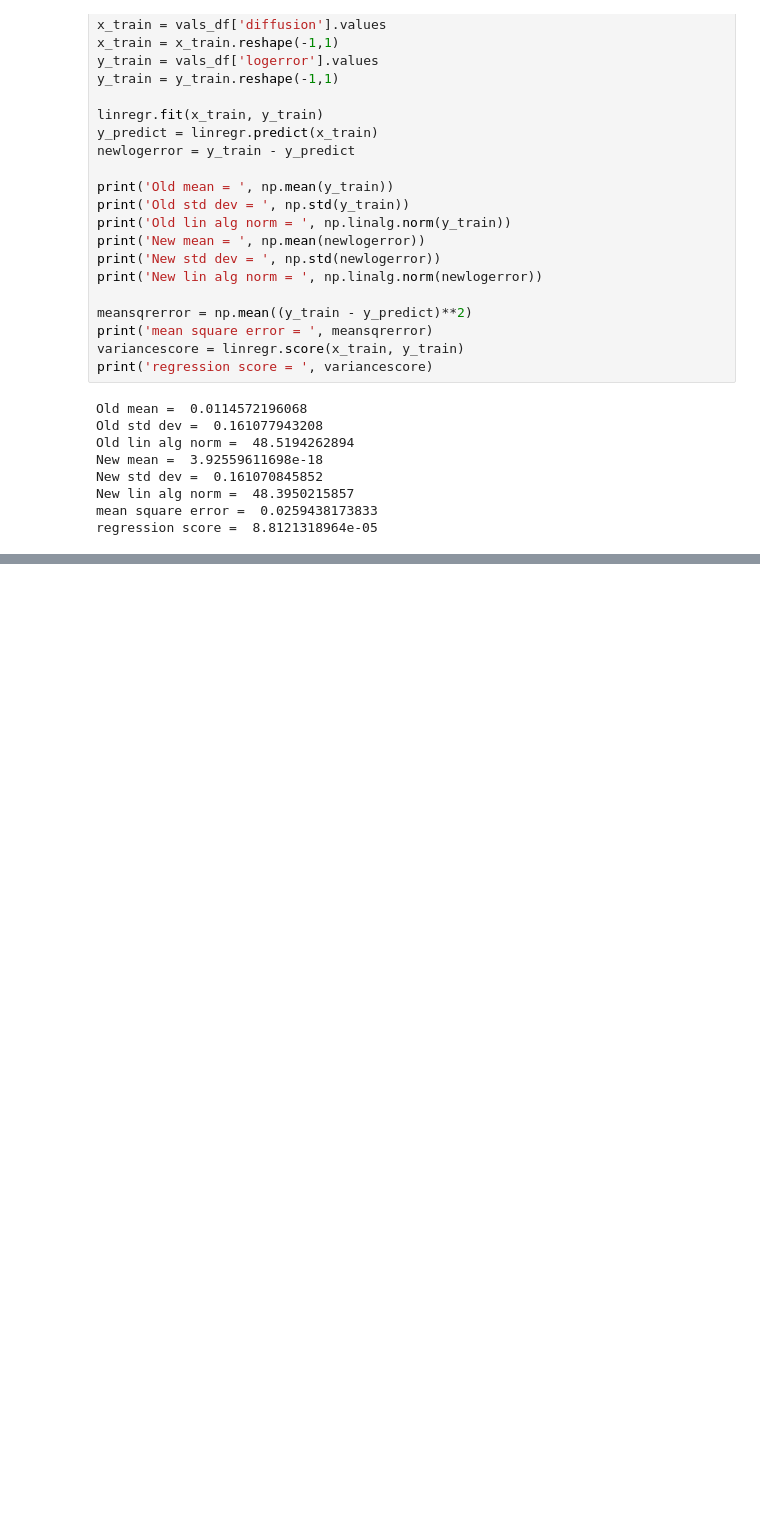
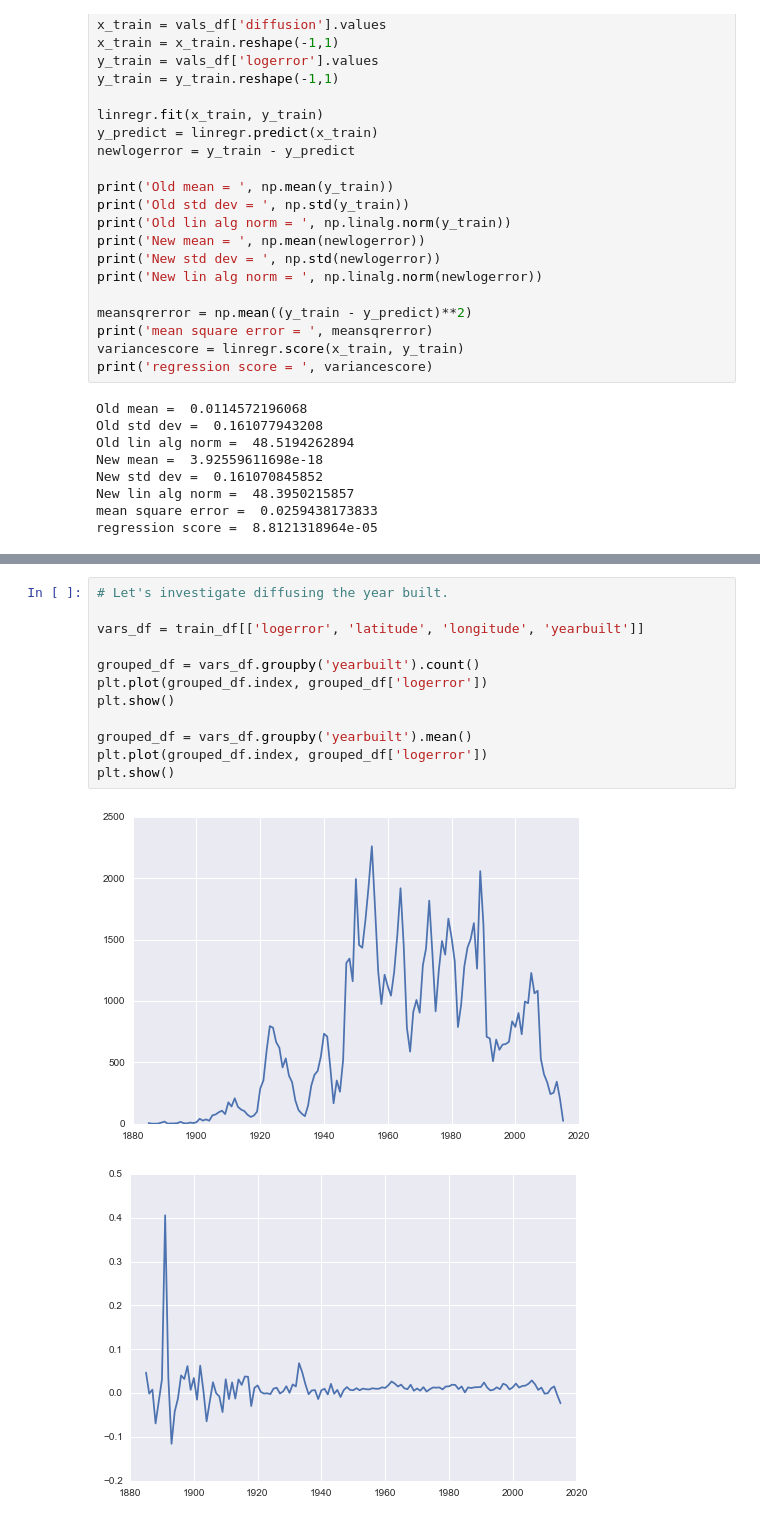
Before and after one commit to MatthewMcGonagle/KaggleZillow, a Jupyter notebook: diffusion.ipynb, the cells around one changed output, grey strips where cells are left out. Drawn from its saved outputs; the diff is of its cells as text; blank space fills up the shorter version.

```diff
--- a/diffusion.ipynb
+++ b/diffusion.ipynb
@@ -373,0 +370,15 @@ diffusions.shape
+# %%
+# Let's investigate diffusing the year built.
+
+vars_df = train_df[['logerror', 'latitude', 'longitude', 'yearbuilt']]
+
+grouped_df = vars_df.groupby('yearbuilt').count()
+plt.plot(grouped_df.index, grouped_df['logerror'])
+plt.show()
+
+grouped_df = vars_df.groupby('yearbuilt').mean()
+plt.plot(grouped_df.index, grouped_df['logerror'])
+plt.show()
+# %% [output]
+[figure, added]
+[figure, added]
```
Also changed, not shown: parts of 10 cells of this notebook.
